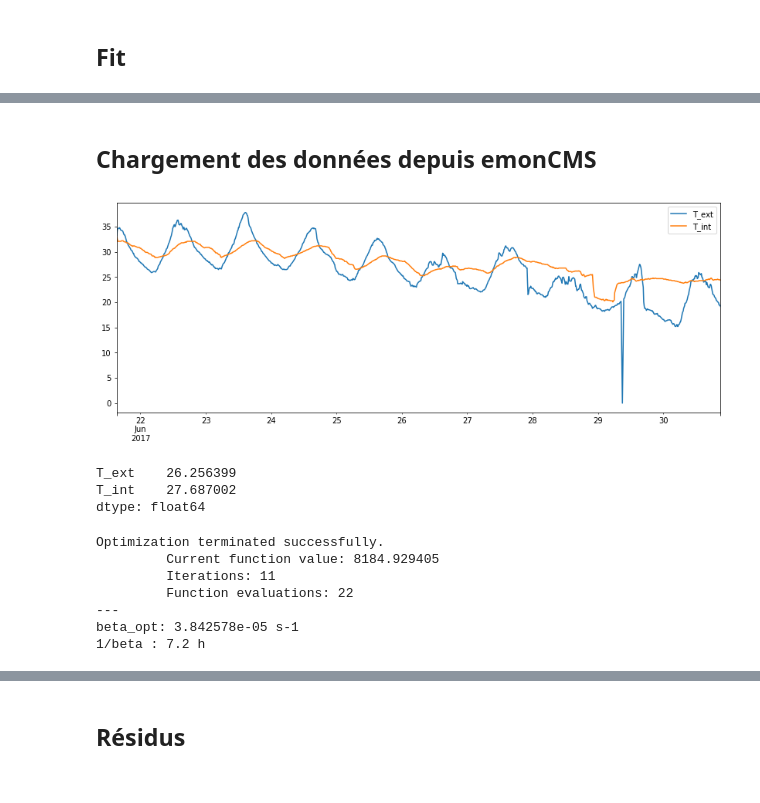
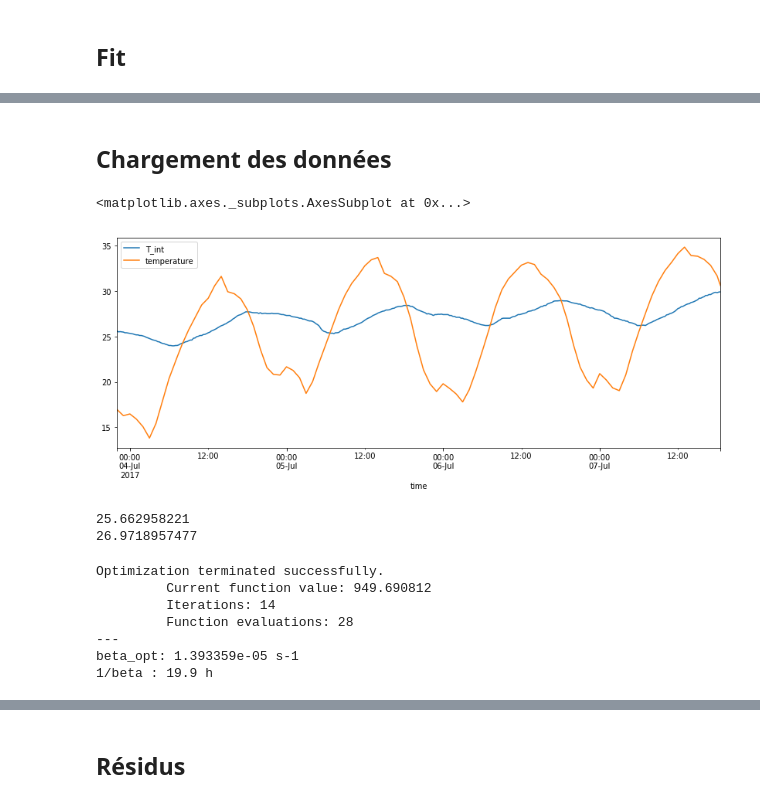
Before and after one commit to xdze2/thermique_appart, a Jupyter notebook: Model01.ipynb, the cells around one changed output, grey strips where cells are left out. Cells and saved outputs as stored; diff of their text form; code cells hidden in the pictures.

```diff
--- a/Model01.ipynb
+++ b/Model01.ipynb
@@ -73,2 +72,2 @@ errorfit( 2.655e-5, T_int, T_ext  )
 # %% [markdown]
-## Chargement des données depuis emonCMS
+## Chargement des données
@@ -80,13 +74,12 @@ feeds =  { 'T_ext':2, 'T_int':3 }
+# %%
+df_full  = pd.read_pickle( 'weatherdata.pck' )
+# %%
+df = df_full[['T_int', 'temperature']].copy()
+df = df.dropna()
 # %%
-df = getfeeds.builddataframe( feeds, dataframefreq ) # startdate=pd.to_datetime('22/06/2017')
-df.plot( figsize=(14, 5) );
+df.plot( figsize=(14, 5) )
 # %% [output]
+<matplotlib.axes._subplots.AxesSubplot at 0x...>
-[figure, old version]
+[figure, new version]
-# %%
-df.mean()
-# %% [output]
-T_ext    26.256399
-T_int    27.687002
-dtype: float64
 # %%
 # To array :
@@ -96,18 +90,24 @@ T_int = df['T_int'].as_matrix().flatten()
+# %%
+print( T_ext.mean() )
+print( T_int.mean() )
+# %% [output]
+25.662958221
+26.9718957477
 # %%
 best_beta = model01_fit( T_int, T_ext )
 
 print('---')
 print('beta_opt: %e s-1'%best_beta)
 
-print('1/beta : %.1f h'%(1/beta / 60/60))
+print('1/beta : %.1f h'%(1/best_beta / 60/60))
 # %% [output]
 Optimization terminated successfully.
-         Current function value: 8184.929405
-         Iterations: 11
-         Function evaluations: 22
+         Current function value: 949.690812
+         Iterations: 14
+         Function evaluations: 28
 ---
-beta_opt: 3.842578e-05 s-1
-1/beta : 7.2 h
+beta_opt: 1.393359e-05 s-1
+1/beta : 19.9 h
 # %%
 beta = best_beta  # 2.33e-05
 T_theo = model01_apply( beta, T_ext )
```
Also changed, not shown: parts of 33 cells of this notebook, 2 other files.
